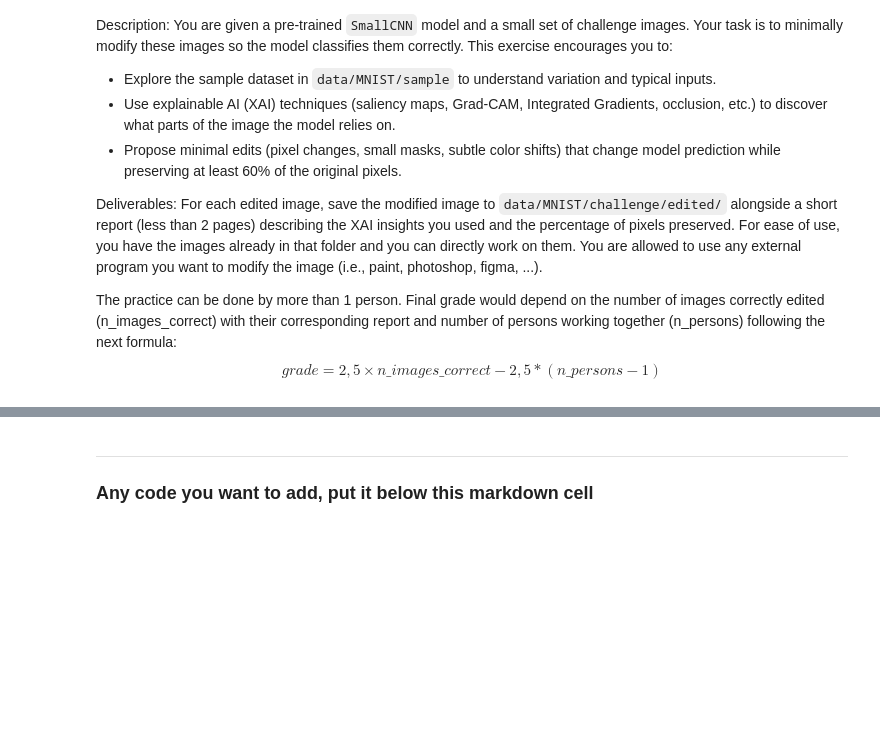
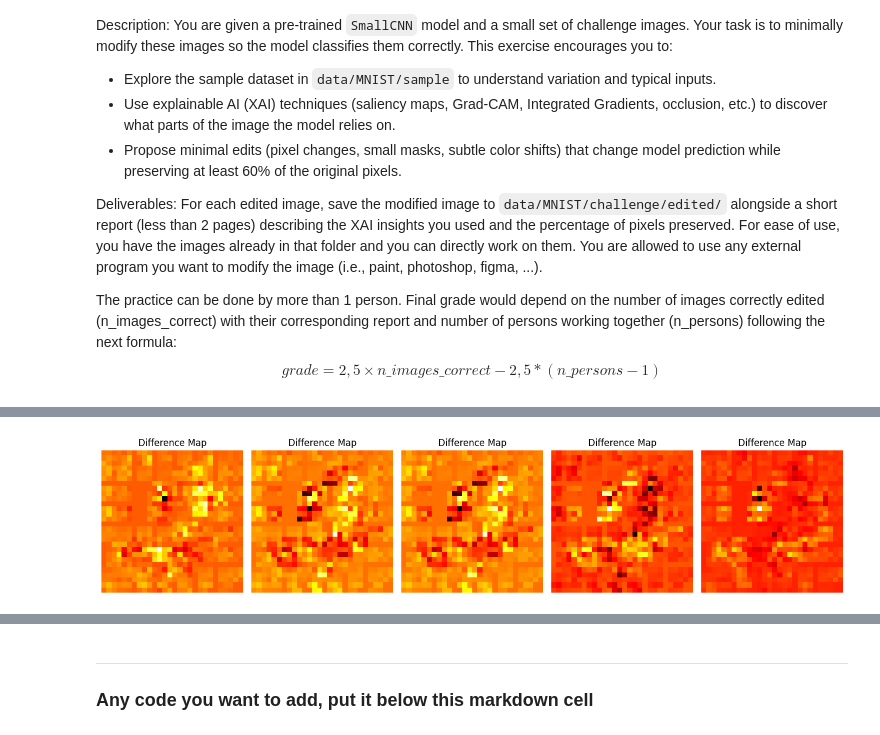
Before and after one commit to ICAI-IMAT-XAI/p2-computer-vision-superestrellas, a Jupyter notebook: notebook/challenge.ipynb, the cells around one changed output, grey strips where cells are left out. Saved outputs shown, nothing was run; the diff lists cells and outputs as text; code cells hidden in the pictures; blank space fills up the shorter version.

```diff
--- a/notebook/challenge.ipynb
+++ b/notebook/challenge.ipynb
@@ -67,0 +235,14 @@ plt.show()
+# %%
+#subtract wrong from real
+diff_maps = []
+for real_sal, wrong_sal in zip(real_maps, wrong_maps):
+    diff = real_sal - wrong_sal
+    diff_maps.append(diff)
+fig, axes = plt.subplots(1, len(image_files), figsize=(14,4))
+for ax, sal in zip(axes, diff_maps):
+    ax.imshow(sal, cmap="hot")
+    ax.set_title(f"Difference Map")
+    ax.axis("off")
+plt.tight_layout(); plt.show()
+# %% [output]
+[figure, added]
```
Also changed, not shown: parts of 11 cells of this notebook.
